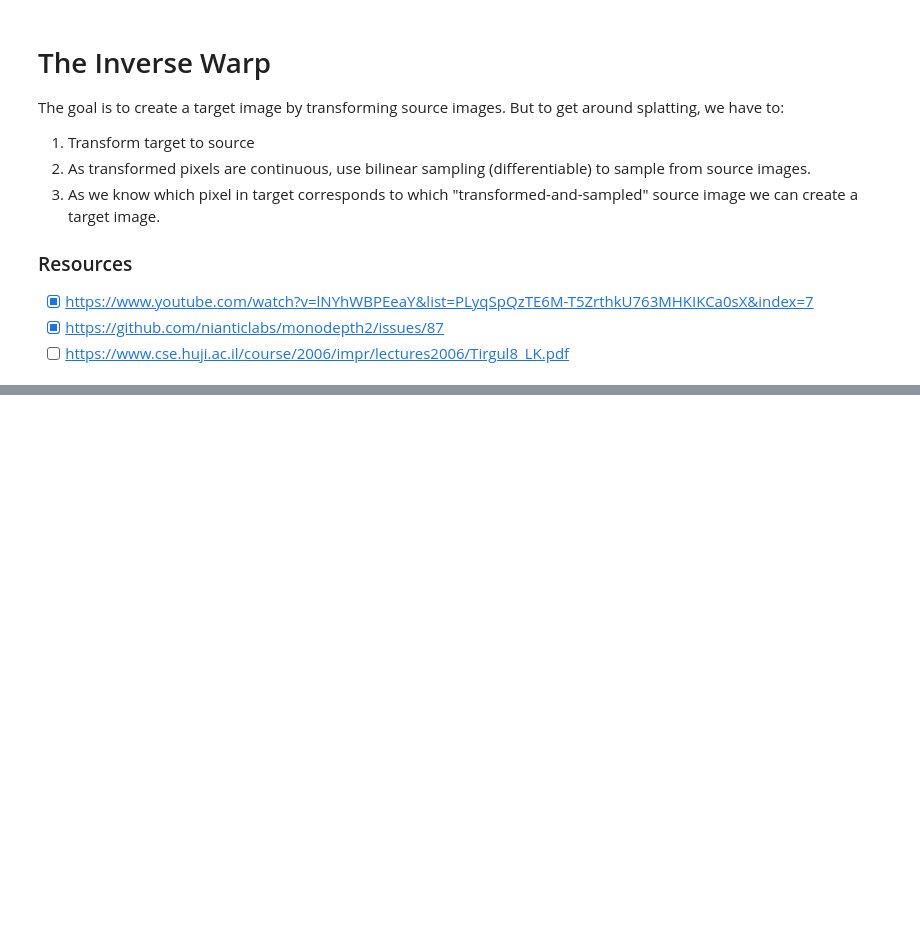
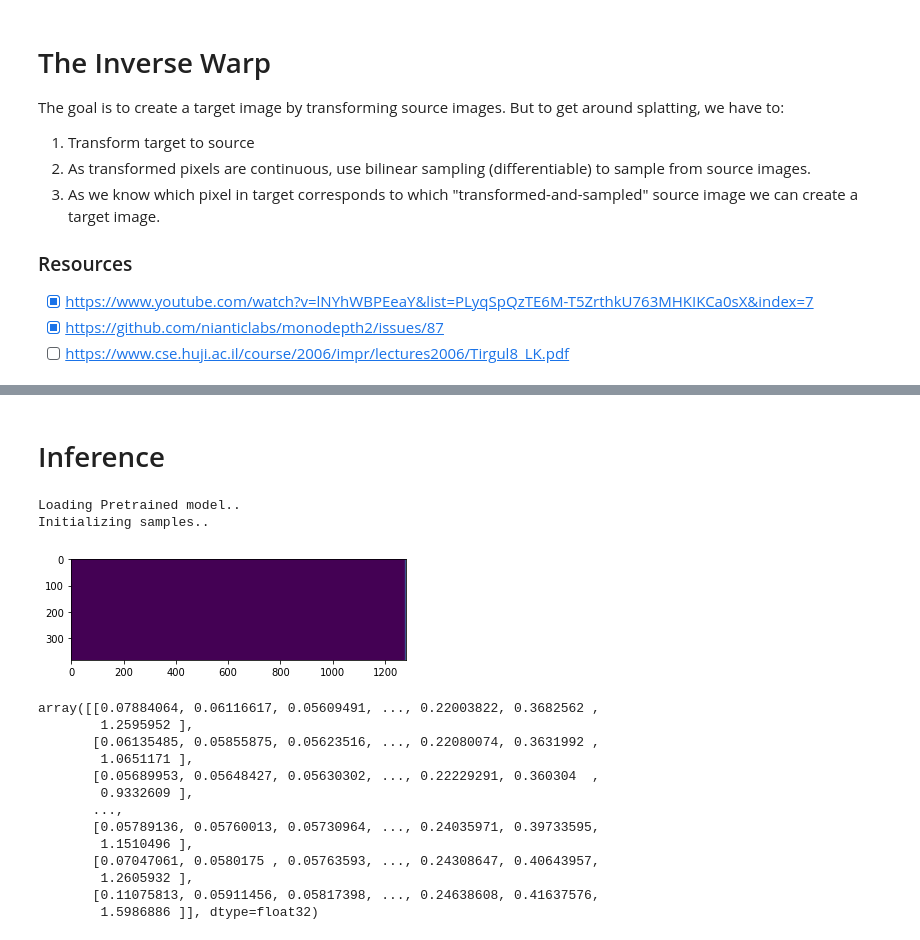
Before and after one commit to Monash-Connected-Autonomous-Vehicle/unsupervised-pseuso-LiDAR, a Jupyter notebook: inverse_warper.ipynb, the cells around one changed output, grey strips where cells are left out. Saved outputs shown, nothing was run; the diff lists cells and outputs as text; code cells hidden in the pictures; blank space fills up the shorter version.

```diff
--- a/inverse_warper.ipynb
+++ b/inverse_warper.ipynb
@@ -14,8 +15,8 @@ batch   = next(iter(trainer.train_loader))
 # %% [markdown]
 # Create a sample
 # %%
-tgt_img  = batch['tgt']         # [b, 3, H, W]
-ref_imgs = batch['ref_imgs']    # [[b, 3, H, W], [b, 3, H, W]]
-K        = batch['intrinsics']  # [b, 3, 4]
-depth    = batch['groundtruth'] # [b, H, W]
+tgt_img  = batch['tgt'].to(trainer.device)         # [b, 3, H, W]
+ref_imgs = [img.to(trainer.device) for img in batch['ref_imgs']]    # [[b, 3, H, W], [b, 3, H, W]]
+K        = batch['intrinsics'].to(trainer.device)  # [b, 3, 4]
+depth    = batch['groundtruth'].to(trainer.device) # [b, H, W]
 # %%
@@ -174,0 +246,72 @@ AttributeError: 'function' object has no attribute 'bmm'
+# %% [markdown]
+# Inference
+# %%
+from os import sep
+from trainer import *
+from models.depth.disp_net import DispNetS
+
+from utils.transforms import UnNormalize
+from geometry.pose_geometry import *
+
+# load checkpoint
+save_path = './pretrained/generic_sfm.pth'
+checkpoint = torch.load(save_path)
+depth_model_state_dict = checkpoint['dpth_mdl_state_dict']
+pose_model_state_dict  = checkpoint['pose_mdl_state_dict']
+
+# init dataset
+with open('configs/test_config.yaml') as file:
+    config = yaml.full_load(file)
+
+trainer    = Trainer(config)
+dataloader = trainer.train_loader
+# %% [output]
+Loading Pretrained model..
+Initializing samples..
+# %%
+one_sample = trainer.dataset.__getitem__(100)
+# %%
+# load a depth model
+depth_model = trainer.depth_model
+depth_model.load_state_dict(depth_model_state_dict)
+depth_model.eval()
+
+# # load a pose model
+# pose_model = trainer.pose_model
+# pose_model.load_state_dict(pose_model_state_dict)
+# pose_model.eval()
+
+# test input image
+input_imgs = one_sample['tgt'].unsqueeze(0).to(trainer.device)
+ref_imgs   = [img.unsqueeze(0).to(trainer.device) for img in one_sample['ref_imgs']]
+
+with torch.no_grad():
+    # test and plot
+    depth = depth_model(input_imgs)
+#     pose  = pose_model(input_imgs, ref_imgs)
+
+# split poses
+# poses_t_0 = pose[:, 0, :]
+
+# figure out all outputs
+img        = (depth[0][0].squeeze()).cpu().detach().numpy()
+
+plt.imshow(img)
+plt.show()
+
+img
+# %% [output]
+[figure, added]
+array([[0.07884064, 0.06116617, 0.05609491, ..., 0.22003822, 0.3682562 ,
+        1.2595952 ],
+       [0.06135485, 0.05855875, 0.05623516, ..., 0.22080074, 0.3631992 ,
+        1.0651171 ],
+       [0.05689953, 0.05648427, 0.05630302, ..., 0.22229291, 0.360304  ,
+        0.9332609 ],
+       ...,
+       [0.05789136, 0.05760013, 0.05730964, ..., 0.24035971, 0.39733595,
+        1.1510496 ],
+       [0.07047061, 0.0580175 , 0.05763593, ..., 0.24308647, 0.40643957,
+        1.2605932 ],
+       [0.11075813, 0.05911456, 0.05817398, ..., 0.24638608, 0.41637576,
+        1.5986886 ]], dtype=float32)
```
Also changed, not shown: parts of 27 cells of this notebook, 9 other files.
